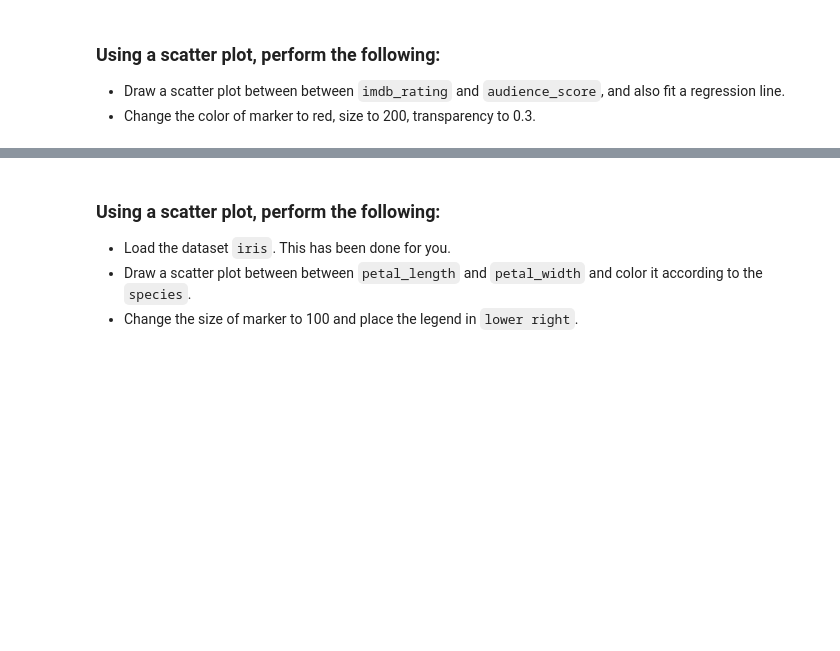
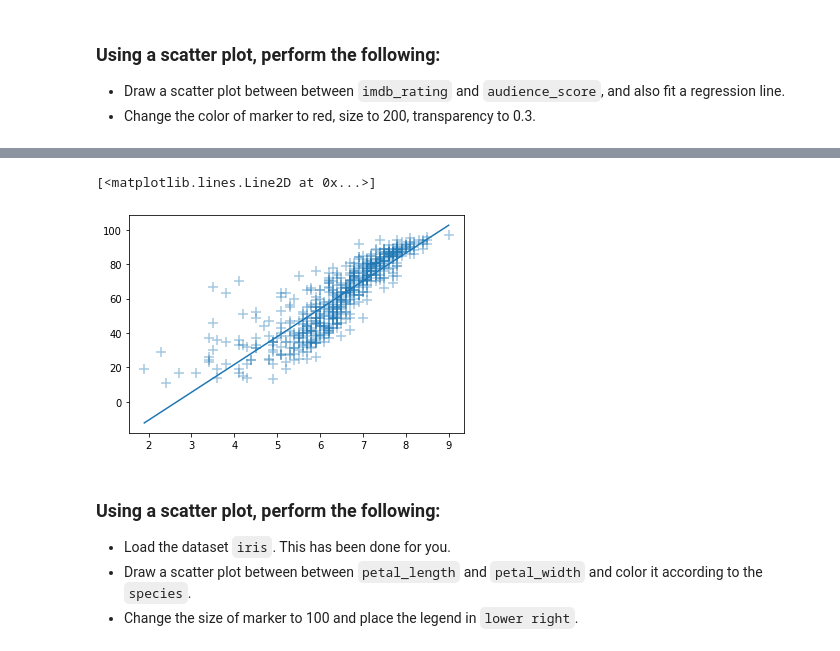
Before and after one commit to harshapriyanka/MachineLearning, a Jupyter notebook: SHALA-2020/Assignments/DataScience/L3/DS_Assignment_3_Solution.ipynb, the cells around one changed output, grey strips where cells are left out. Saved outputs shown, nothing was run; the diff lists cells and outputs as text; code cells hidden in the pictures; blank space fills up the shorter version.

```diff
--- a/SHALA-2020/Assignments/DataScience/L3/DS_Assignment_3_Solution.ipynb
+++ b/SHALA-2020/Assignments/DataScience/L3/DS_Assignment_3_Solution.ipynb
@@ -153,3 +158,10 @@ feature.
+# %%
+# Change marker of the scatter plot
+plt.scatter(x,y, marker='+', alpha=0.4, s=100)
+plt.plot(np.unique(x), np.poly1d(np.polyfit(x, y, 1))(np.unique(x)))
+# %% [output]
+[<matplotlib.lines.Line2D at 0x...>]
+[figure, added]
 # %% [markdown]
 ### Using a scatter plot, perform the following:
 
```
Also changed, not shown: parts of 10 cells of this notebook.
